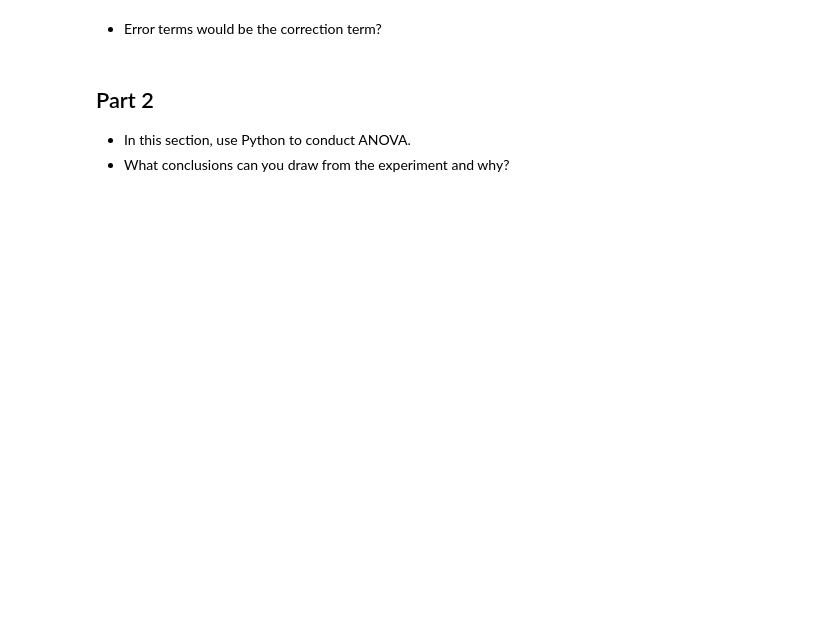
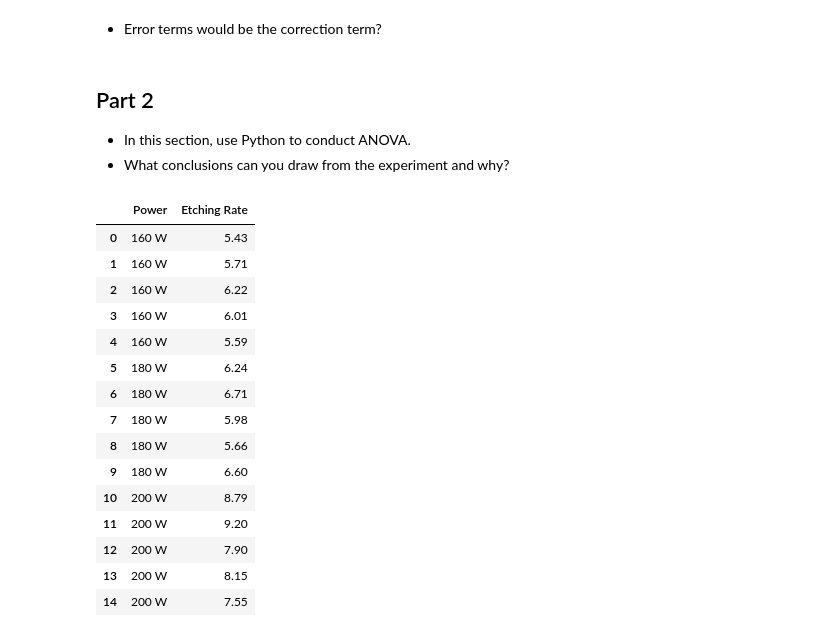
Before and after one commit to Ironhack-Data-0621-Remote/lab-inferential-statistics-anova, a Jupyter notebook: Untitled.ipynb, the cells around one changed output. Cells and saved outputs as stored; diff of their text form; code cells hidden in the pictures; blank space fills up the shorter version.

```diff
--- a/Untitled.ipynb
+++ b/Untitled.ipynb
@@ -46,0 +56,20 @@ Data was collected randomly and provided to you in the table as shown: [link to
+# %%
+data = pd.read_excel(r'C:\Users\claud\lab-inferential-statistics-anova\files_for_lab\anova_lab_data.xlsx', sheet_name='data_collected')
+data
+# %% [output]
+|  | Power | Etching Rate |
+| 0 | 160 W | 5.43 |
+| 1 | 160 W | 5.71 |
+| 2 | 160 W | 6.22 |
+| 3 | 160 W | 6.01 |
+| 4 | 160 W | 5.59 |
+| 5 | 180 W | 6.24 |
+| 6 | 180 W | 6.71 |
+| 7 | 180 W | 5.98 |
+| 8 | 180 W | 5.66 |
+| 9 | 180 W | 6.60 |
+| 10 | 200 W | 8.79 |
+| 11 | 200 W | 9.20 |
+| 12 | 200 W | 7.90 |
+| 13 | 200 W | 8.15 |
+| 14 | 200 W | 7.55 |
```
Also changed, not shown: parts of 11 cells of this notebook.
